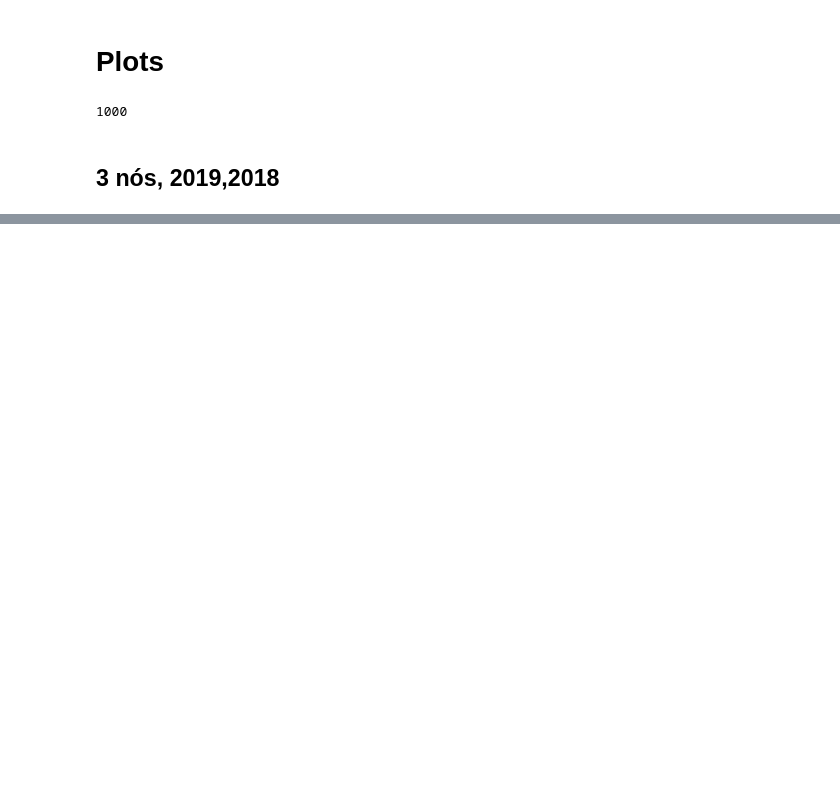
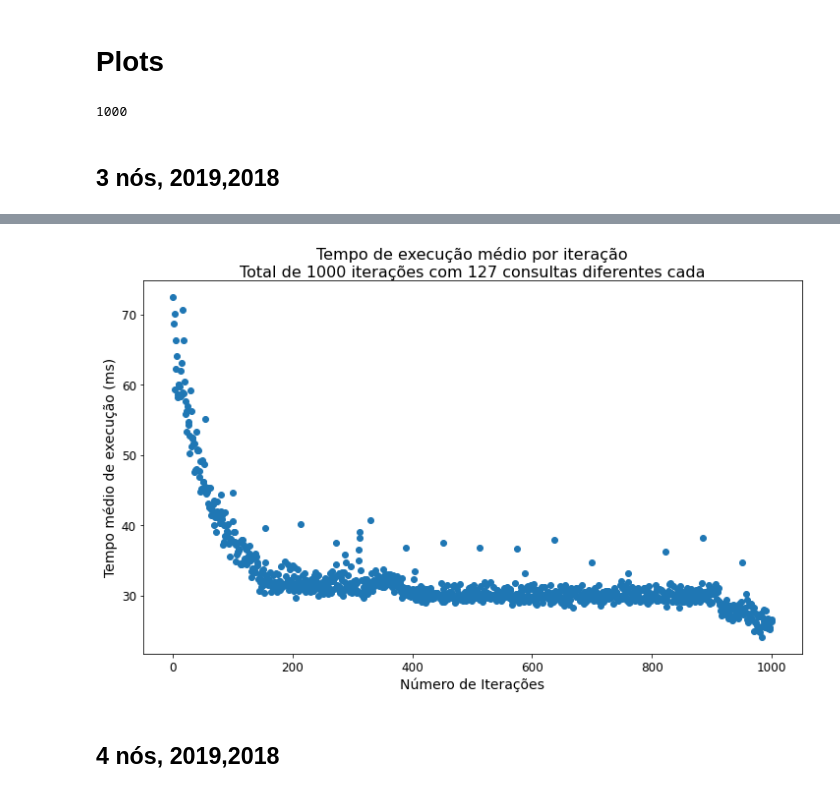
Before and after one commit to svponte/bdm, a Jupyter notebook: resultados/analise_resultados.ipynb, the cells around one changed output, grey strips where cells are left out. Drawn from its saved outputs; the diff is of its cells as text; code cells hidden in the pictures; blank space fills up the shorter version.

```diff
--- a/resultados/analise_resultados.ipynb
+++ b/resultados/analise_resultados.ipynb
@@ -137,3 +144,26 @@ def plot_boxplot(df, output_file):
     plt.savefig(f'{output_file}_boxplot.png', dpi=300)
 
     plt.show()
+# %%
+def scatter_plot(df, output_file, xlim=None):
+    plt.figure(figsize=(12,7))
+
+    plt.scatter(df.index, df)
+
+    plt.title(f"Tempo de execução médio por iteração\nTotal de {mean_size} iterações com {n_queries} consultas diferentes cada",
+              fontdict={'size': 16},
+              wrap=True)
+#     plt.legend(['KDE', "Histograma"])
+    plt.xlabel('Número de Iterações',
+               fontdict={'size': 14})
+    plt.ylabel('Tempo médio de execução (ms)',
+               fontdict={'size': 14})
+
+    plt.tick_params(axis='x', labelsize=12)
+    plt.tick_params(axis='y', labelsize=12)
+
+    if xlim:
+        plt.xlim(xlim)
+    plt.savefig(f'{output_file}_scatterplot.png', dpi=300)
+
+    plt.show()
@@ -181,0 +189,6 @@ df_t_descibe[outliers_index]
+# %%
+scatter_plot(mean_list, filename)
+# %% [output]
+[figure, added]
+# %% [markdown]
+## 4 nós, 2019,2018
```
Also changed, not shown: parts of 29 cells of this notebook, 15 other files.
